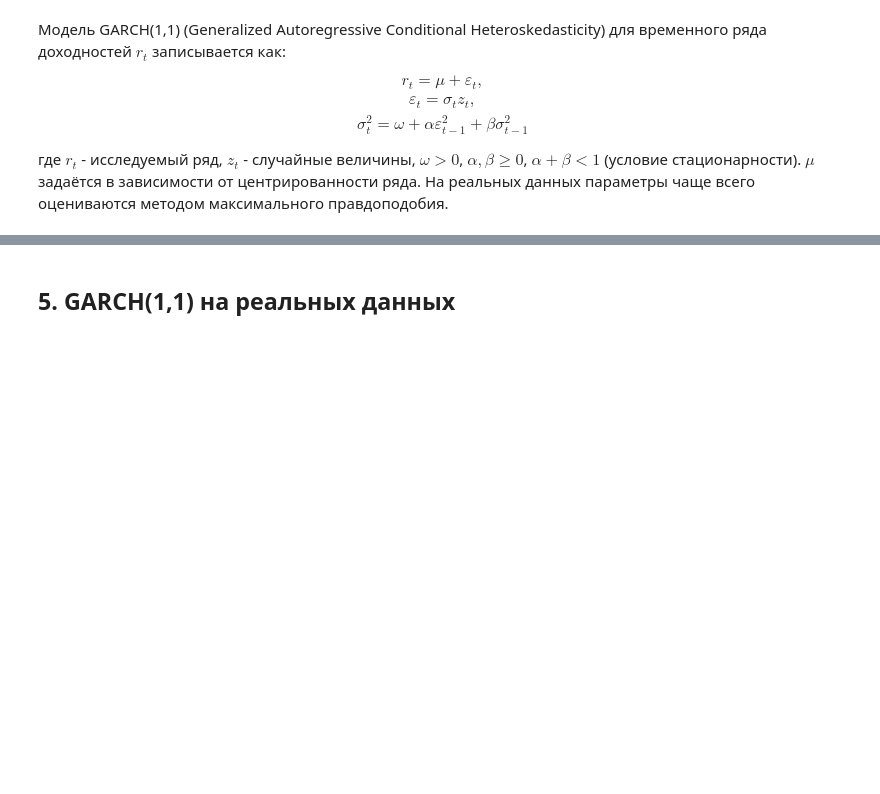
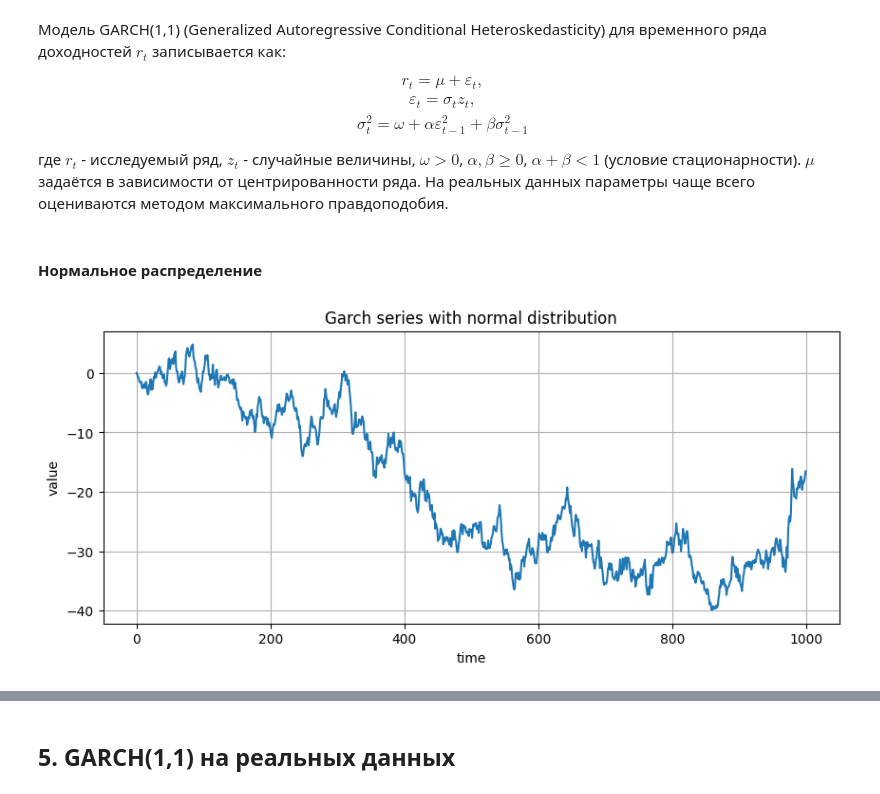
Before and after one commit to Klimentij-Kvl/famcs-archive, a Jupyter notebook: 3-year/Statistical Analysis of Time Series/lab7_kovalevskij.ipynb, the cells around one changed output, grey strips where cells are left out. Saved outputs shown, nothing was run; the diff lists cells and outputs as text; code cells hidden in the pictures; blank space fills up the shorter version.

Commit message:
Added normal, VG and Levy stable distr and estimated GARCH parameters

```diff
--- a/3-year/Statistical Analysis of Time Series/lab7_kovalevskij.ipynb
+++ b/3-year/Statistical Analysis of Time Series/lab7_kovalevskij.ipynb
@@ -138,5 +138,34 @@ look-up table. The actual p-value is greater than the p-value returned.
 # %% [markdown]
 Модель GARCH(1,1) (Generalized Autoregressive Conditional Heteroskedasticity) для временного ряда доходностей $r_t$ записывается как: $$\begin{gathered} r_t = \mu + \varepsilon_t, \\ \varepsilon_t=\sigma_t z_t, \\ \sigma^2_t=\omega + \alpha \varepsilon^2_{t-1} + \beta \sigma^2_{t-1} \end{gathered} $$  где $r_t$ - исследуемый ряд, $z_t$ - случайные величины, $\omega > 0$, $\alpha, \beta \ge 0$, $\alpha + \beta < 1$ (условие стационарности). $\mu$ задаётся в зависимости от центрированности ряда.
 На реальных данных параметры чаще всего оцениваются методом максимального правдоподобия.
+# %%
+def simulate_garch_process(omega: float, alpha: float, beta: float, T: int, distribution, *args)->np.ndarray:
+    r = np.zeros(T)
+    sigma2 = np.zeros(T)
+    sigma2[0] = omega / (1 - alpha - beta)
+
+    for t in range(1, T):
+        sigma2[t] = omega + alpha * (r[t-1]**2) + beta * sigma2[t-1]
+        r[t] = np.sqrt(sigma2[t]) * distribution(*args)
+
+    return r
+
+omega = 0.1
+alpha = 0.1
+beta = 0.8
+T = 1000
+# %% [markdown]
+#### Нормальное распределение
 # %%
-random_variables = np.random.normal(1000)
+r_norm = simulate_garch_process(omega, alpha, beta, T, np.random.normal, 0, 1)
+
+fig, ax = plt.subplots(1, 1, figsize=(10, 4))
+plt.plot(np.cumsum(r_norm))
+#plt.plot(np.cumsum(r_norm))
+plt.title("Garch series with normal distribution")
+plt.xlabel("time")
+plt.ylabel("value")
+plt.grid()
+plt.show()
+# %% [output]
+[figure, added]
```
Also changed, not shown: parts of 16 cells of this notebook.
